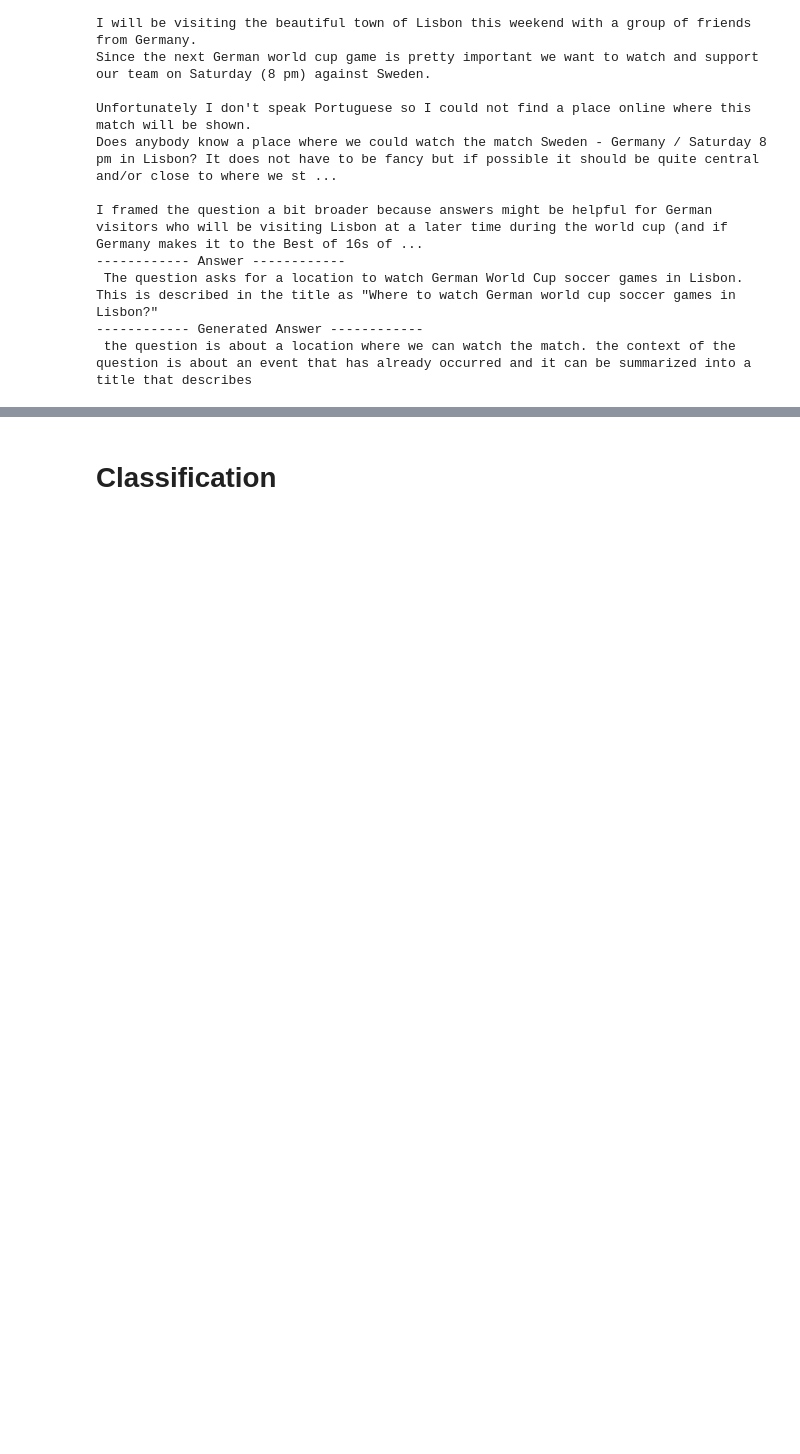
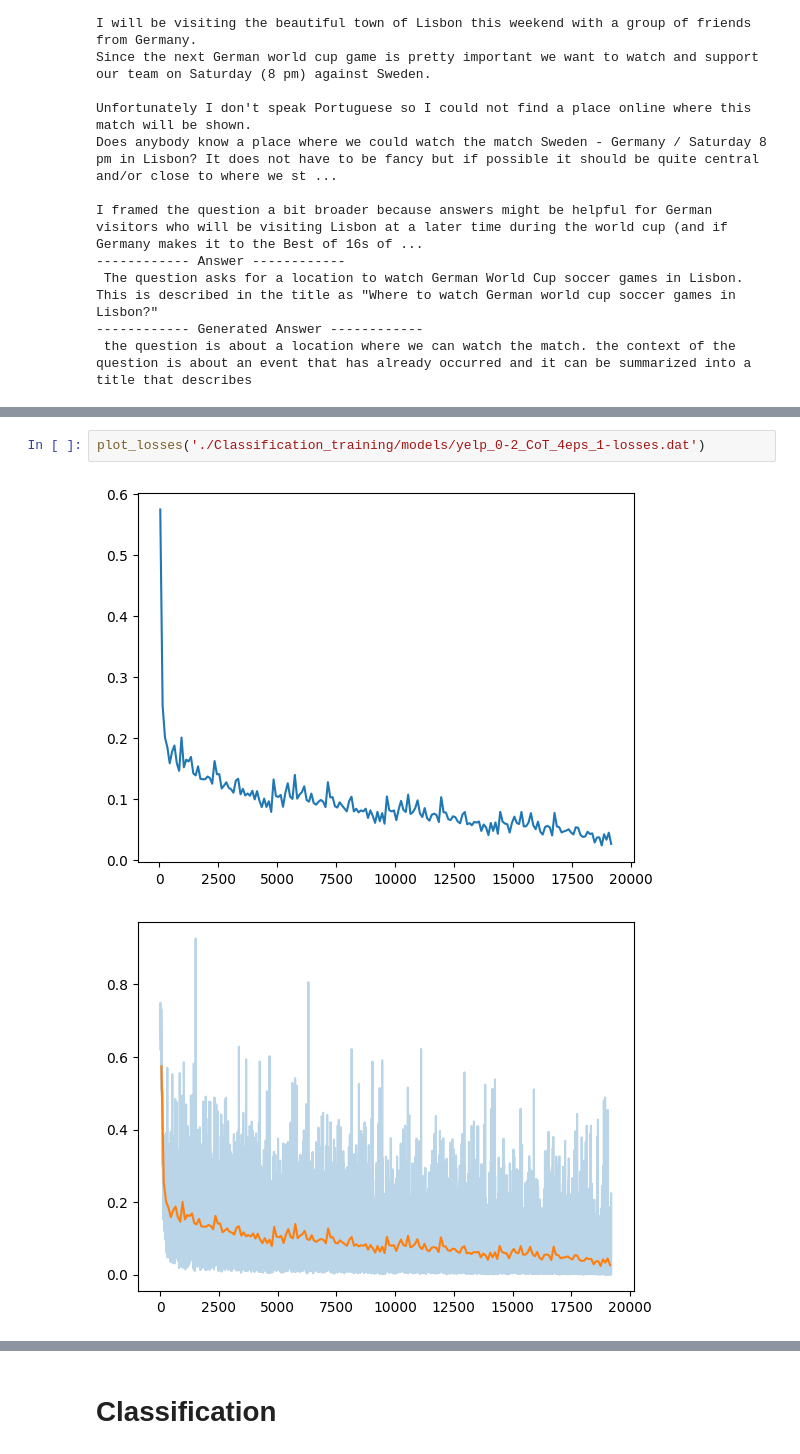
Before and after one commit to Cari1111/NLP_project, a Jupyter notebook: project.ipynb, the cells around one changed output, grey strips where cells are left out. Drawn from its saved outputs; the diff is of its cells as text; blank space fills up the shorter version.

```diff
--- a/project.ipynb
+++ b/project.ipynb
@@ -451,0 +515,5 @@ This is described in the title as "Where to watch German world cup soccer games
+# %%
+plot_losses('./Classification_training/models/yelp_0-2_CoT_4eps_1-losses.dat')
+# %% [output]
+[figure, added]
+[figure, added]
```
Also changed, not shown: parts of 43 cells of this notebook.
